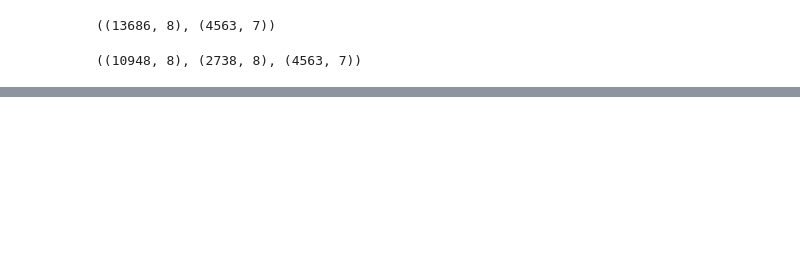
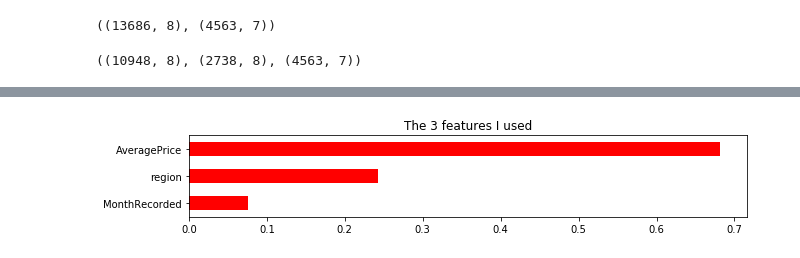
Before and after one commit to CurdtMillion/DS-Unit-2-Applied-Modeling, a Jupyter notebook: module1-define-ml-problems/LS_DS_231_assignment.ipynb, the cells around one changed output, grey strips where cells are left out. Saved outputs shown, nothing was run; the diff lists cells and outputs as text; code cells hidden in the pictures; blank space fills up the shorter version.

Commit message:
module 3 assignment

```diff
--- a/module1-define-ml-problems/LS_DS_231_assignment.ipynb
+++ b/module1-define-ml-problems/LS_DS_231_assignment.ipynb
@@ -230,12 +199,12 @@ train.shape, test.shape
 # %%
 # Splitting into train, val & test:
 train, val = train_test_split(train, train_size=0.80, test_size=0.20,
-                             stratify=train['HighCost'], random_state=42)
+                             stratify=train['type'], random_state=42)
 train.shape, val.shape, test.shape
 # %% [output]
 ((10948, 8), (2738, 8), (4563, 7))
 # %%
-target = 'HighCost'
+target = 'type'
 y_train = train[target]
 y_train.value_counts(normalize=True)
 # %% [output]
@@ -260,6 +229,6 @@ accuracy_score(y_val, y_pred)
 # %%
 # Manually selecting features:
-features = ['AveragePrice', 'type', 'MonthRecorded']
+features = ['AveragePrice', 'region', 'MonthRecorded']
 # %%
 # Arrange the data into features and target:
 X_train = train[features]
@@ -293,0 +264,6 @@ array(['no', 'no', 'yes', ..., 'yes', 'no', 'yes'], dtype=object)
+# %%
+# Begin Module 3
+# Permutation and xgboost:
+# Getting importances:
+randfor = pipeline.named_steps['randomforestclassifier']
+importances = pd.Series(randfor.feature_importances_, X_train.columns)
@@ -293,0 +273,7 @@ array(['no', 'no', 'yes', ..., 'yes', 'no', 'yes'], dtype=object)
+# %%
+n = 3
+plt.figure(figsize=(10,n/2))
+plt.title(f'The {n} features I used')
+importances.sort_values()[-n:].plot.barh(color='red');
+# %% [output]
+[figure, added]
```
Also changed, not shown: parts of 26 cells of this notebook, 1 other file.
